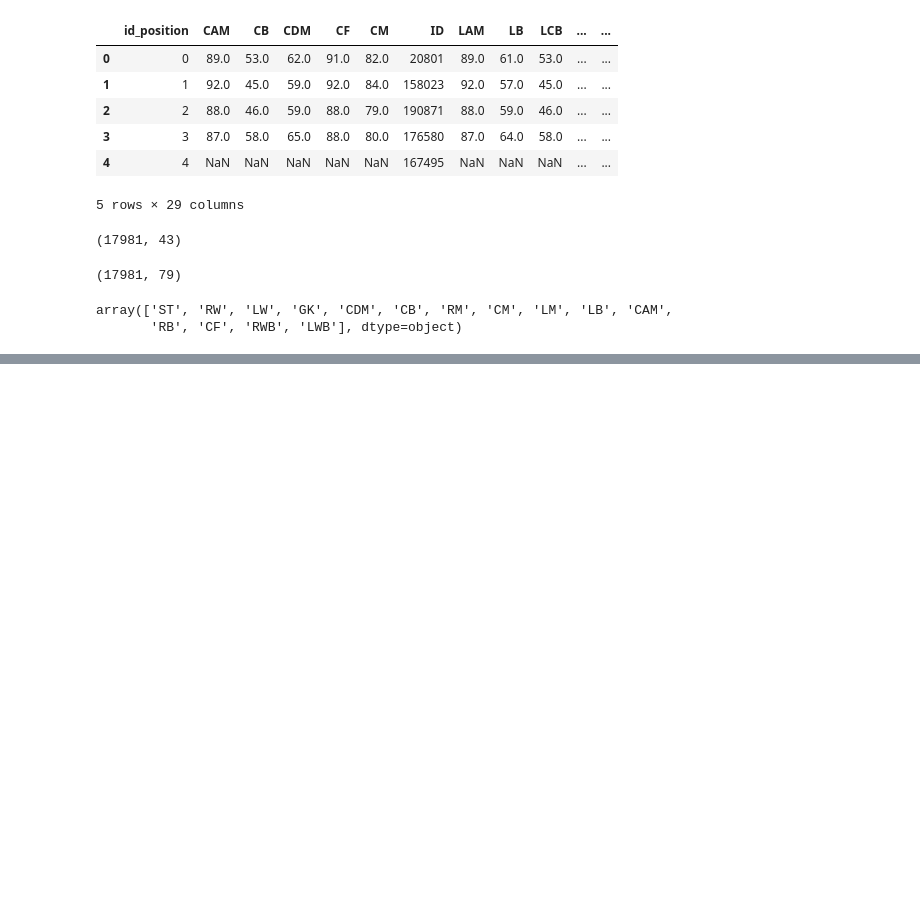
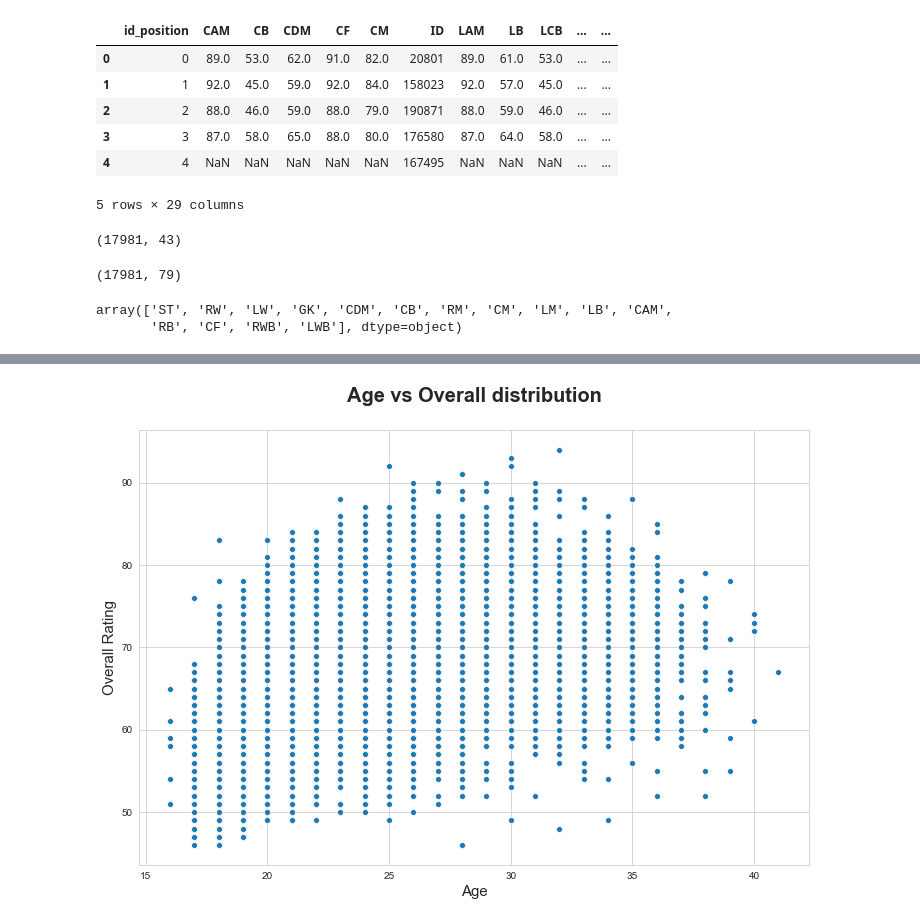
Before and after one commit to sthalder/fifa-player-wage-analysis, a Jupyter notebook: Fifa Wage Prediction Analysis.ipynb, the cells around one changed output, grey strips where cells are left out. Saved outputs shown, nothing was run; the diff lists cells and outputs as text; code cells hidden in the pictures; blank space fills up the shorter version.

```diff
--- a/Fifa Wage Prediction Analysis.ipynb
+++ b/Fifa Wage Prediction Analysis.ipynb
@@ -132,0 +195,11 @@ fifa_at = fifa_ppa.loc[fifa_ppa['Playing Position'] == 'AT']
+# %%
+# Distribution of Wages
+plt.figure(figsize = (12,8))
+sns.set_style('whitegrid')
+plt.title('Age vs Overall distribution', fontsize = 20, fontweight = 'bold', y = 1.05,)
+sns.scatterplot(x = 'Age', y = 'Overall', data = fifa18, palette = 'hls');
+plt.xlabel('Age', fontsize = 15)
+plt.ylabel('Overall Rating', fontsize = 15)
+plt.show();
+# %% [output]
+[figure, added]
```
Also changed, not shown: parts of 10 cells of this notebook.
